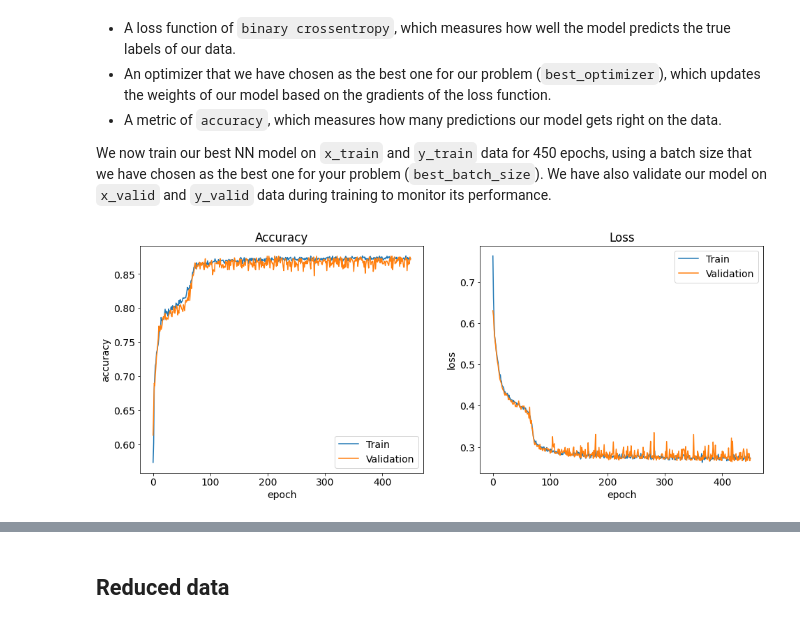
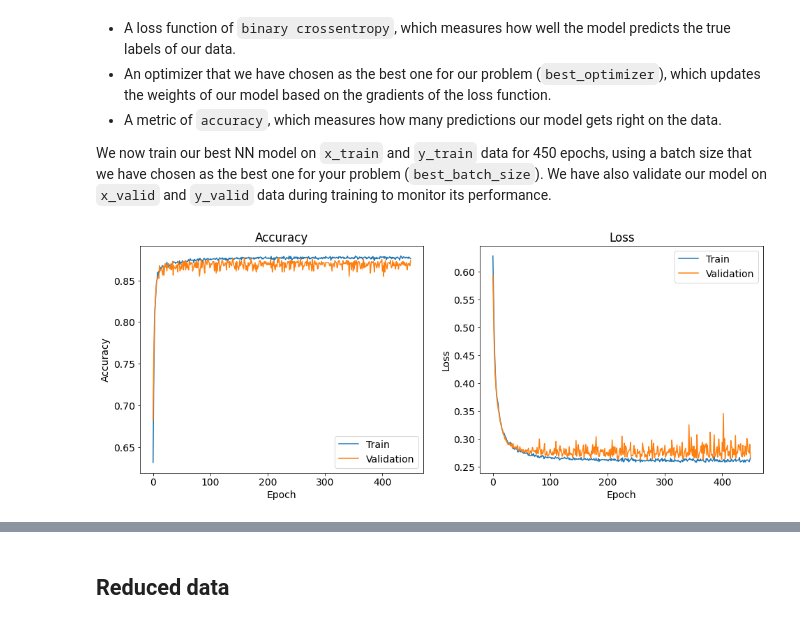
Before and after one commit to Berto70/comp_lab_b, a Jupyter notebook: assignments/group2307_exercise1.ipynb, the cells around one changed output, grey strips where cells are left out. Drawn from its saved outputs; the diff is of its cells as text; code cells hidden in the pictures.

```diff
--- a/assignments/group2307_exercise1.ipynb
+++ b/assignments/group2307_exercise1.ipynb
@@ -98,11 +100,6 @@ We shuffle the two new dataset in anticipation of forming mini-batches. This is
 # %%
-from sklearn.utils import shuffle
-
 (x_train, y_train) = (x[0:N_train], y[0:N_train])
 (x_valid, y_valid) = (x[N_train:], y[N_train:])
 
-# shuffle the data
-(x_train, y_train), (x_valid, y_valid) = shuffle(x_train, y_train), shuffle(x_valid, y_valid)
-
-print("Train:",len(x_train),"\t Validation:",len(x_valid))
+print("Train samples:",len(x_train),"\t Validation samples:",len(x_valid))
 # %% [output]
@@ -109,0 +109,9 @@ Train: 3200      Validation: 800
+# %%
+def Rescaling(x):
+    X = (x-x.mean())/x.std()
+    return X
+
+x_train = Rescaling(x_train)
+x_valid = Rescaling(x_valid)
+
+print("Training samples:", len(x_train))
@@ -360,32 +383,32 @@ fit = best_model.fit(x_train, y_train, epochs=epochs, batch_size=batch_size, val
 # %%
 # Creating the plot
 fig = plt.figure(figsize=(16,6))
 ax1 = fig.add_subplot(1,2,1)
 ax2 = fig.add_subplot(1,2,2)
 
 # Accuracy in training and validation
 ax1.plot(fit.history['accuracy'])
 ax1.plot(fit.history['val_accuracy'])
 
 # Setting labels and legend
 ax1.set_title('Accuracy')
-ax1.set_ylabel('accuracy')
-ax1.set_xlabel('epoch')
+ax1.set_ylabel('Accuracy')
+ax1.set_xlabel('Epoch')
 ax1.legend(['Train', 'Validation'])
 
 # Loss in training and validation
 ax2.plot(fit.history['loss'])
 ax2.plot(fit.history['val_loss'])
 
 # Setting labels and legend
 ax2.set_title('Loss')
-ax2.set_ylabel('loss')
-ax2.set_xlabel('epoch')
+ax2.set_ylabel('Loss')
+ax2.set_xlabel('Epoch')
 ax2.legend(['Train', 'Validation'])
 
 plt.show()
 # %% [output]
-[figure, old version]
+[figure, new version]
 # %%
 # Defining a grid to represent the sample space
 dX = 2 #number of dimensions of the data
```
Also changed, not shown: parts of 49 cells of this notebook, 3 other files.
